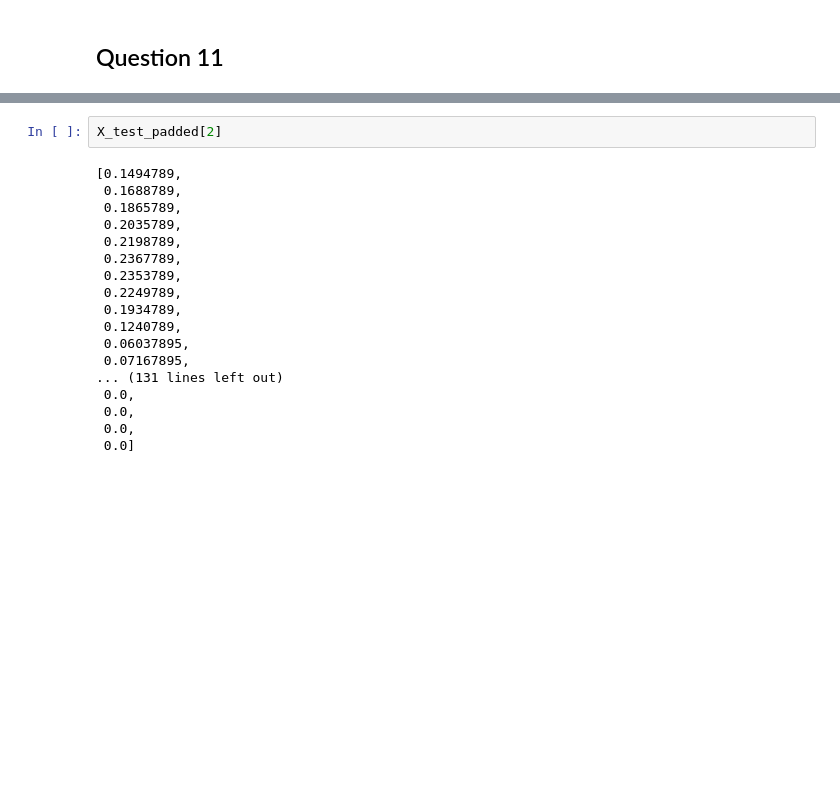
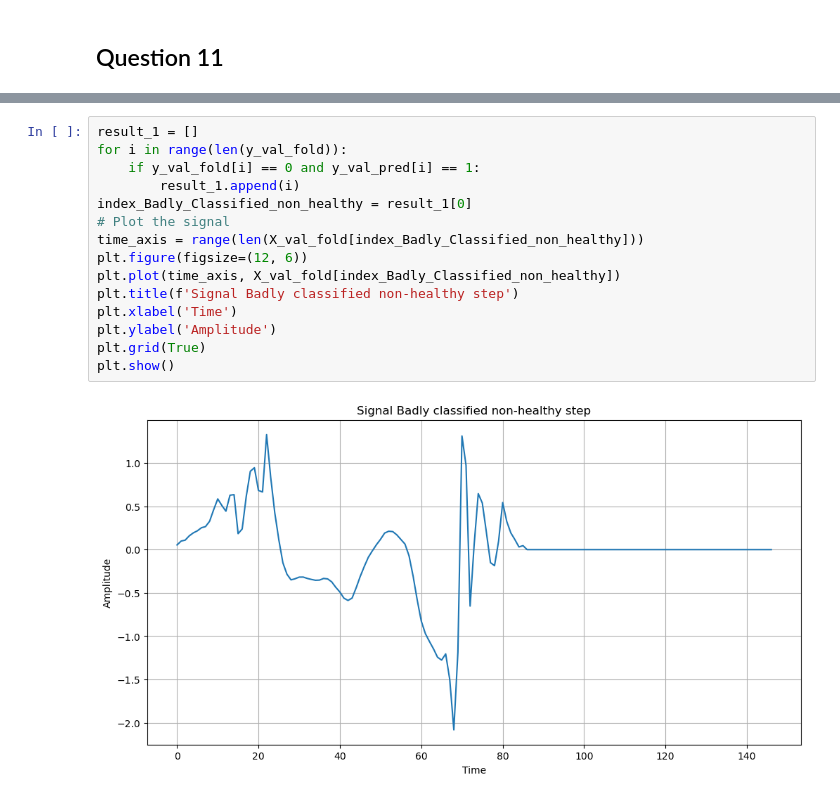
Before and after one commit to DobricLilujun/time-series-random, a Jupyter notebook: Assignment 1 - ML for TS (MVA 23-24).ipynb, the cells around one changed output, grey strips where cells are left out. Saved outputs shown, nothing was run; the diff lists cells and outputs as text; blank space fills up the shorter version.

```diff
--- a/Assignment 1 - ML for TS (MVA 23-24).ipynb
+++ b/Assignment 1 - ML for TS (MVA 23-24).ipynb
@@ -338,20 +326,17 @@ print(predicted_labels)
-# %%
-X_test_padded[2]
-# %% [output]
-[0.1494789,
- 0.1688789,
- 0.1865789,
- 0.2035789,
- 0.2198789,
- 0.2367789,
- 0.2353789,
- 0.2249789,
- 0.1934789,
- 0.1240789,
- 0.06037895,
- 0.07167895,
-... (131 lines left out)
- 0.0,
- 0.0,
- 0.0,
- 0.0]
+# %%
+result_1 = []
+for i in range(len(y_val_fold)):
+    if y_val_fold[i] == 0 and y_val_pred[i] == 1:
+        result_1.append(i)
+index_Badly_Classified_non_healthy = result_1[0]
+# Plot the signal
+time_axis = range(len(X_val_fold[index_Badly_Classified_non_healthy]))
+plt.figure(figsize=(12, 6))
+plt.plot(time_axis, X_val_fold[index_Badly_Classified_non_healthy])
+plt.title(f'Signal Badly classified non-healthy step')
+plt.xlabel('Time')
+plt.ylabel('Amplitude')
+plt.grid(True)
+plt.show()
+# %% [output]
+[figure, added]
```
Also changed, not shown: parts of 3 cells of this notebook, 2 other files.
